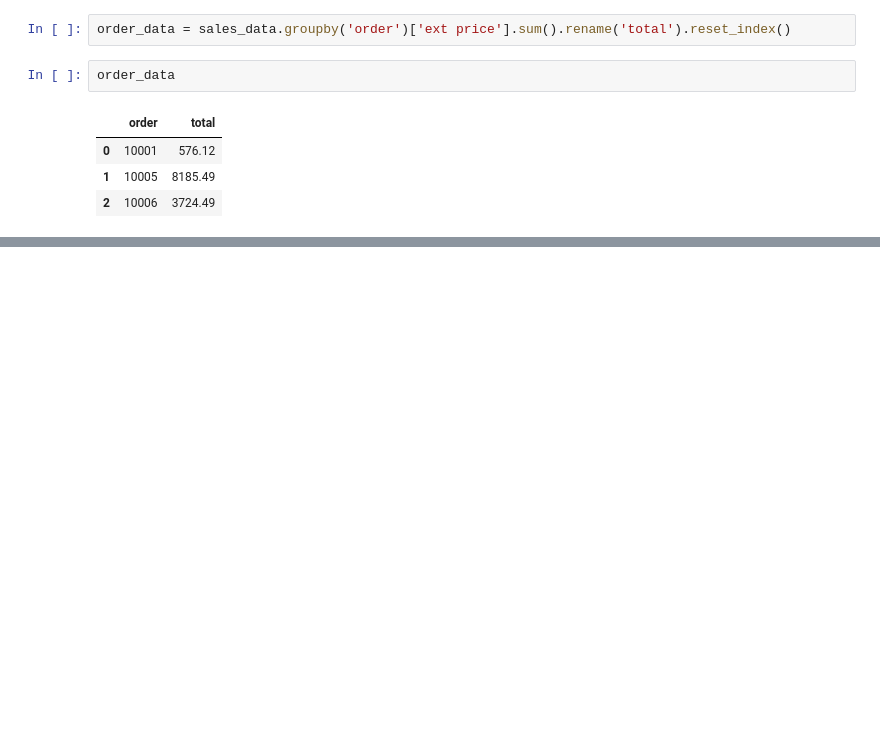
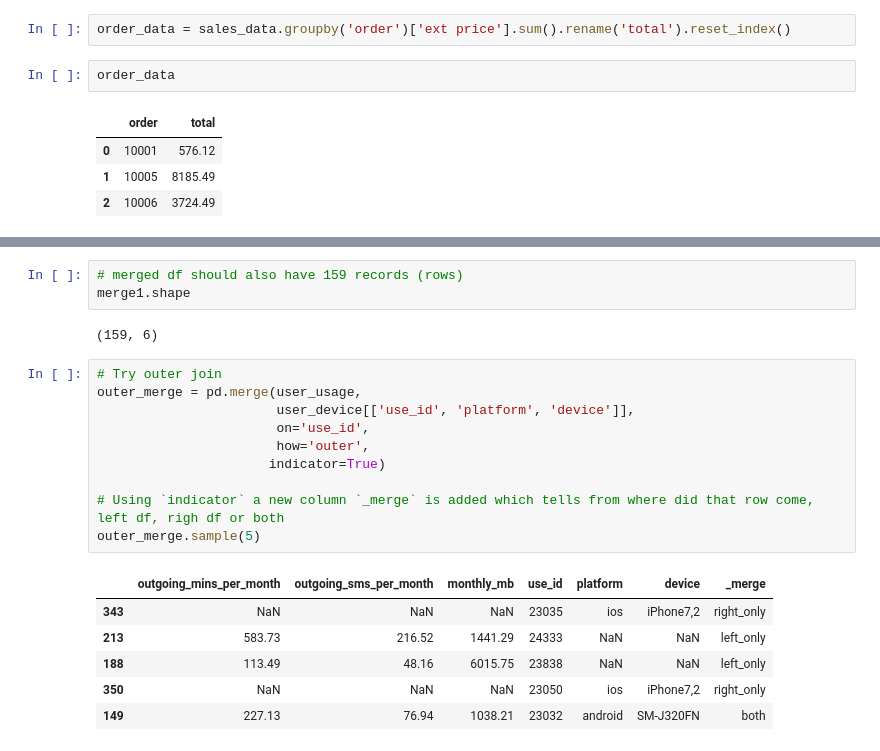
Before and after one commit to ltoco/Data-analysis-basics, a Jupyter notebook: pandas_refresher.ipynb, the cells around one changed output, grey strips where cells are left out. Saved outputs shown, nothing was run; the diff lists cells and outputs as text; blank space fills up the shorter version.

```diff
--- a/pandas_refresher.ipynb
+++ b/pandas_refresher.ipynb
@@ -451,0 +569,22 @@ new_df
+# %%
+# merged df should also have 159 records (rows)
+merge1.shape
+# %% [output]
+(159, 6)
+# %%
+# Try outer join
+outer_merge = pd.merge(user_usage,
+                       user_device[['use_id', 'platform', 'device']],
+                       on='use_id',
+                       how='outer',
+                      indicator=True)
+
+# Using `indicator` a new column `_merge` is added which tells from where did that row come, left df, righ df or both
+outer_merge.sample(5)
+# %% [output]
+|  | outgoing_mins_per_month | outgoing_sms_per_month | monthly_mb | use_id | platform | device | _merge |
+| 343 | NaN | NaN | NaN | 23035 | ios | iPhone7,2 | right_only |
+| 213 | 583.73 | 216.52 | 1441.29 | 24333 | NaN | NaN | left_only |
+| 188 | 113.49 | 48.16 | 6015.75 | 23838 | NaN | NaN | left_only |
+| 350 | NaN | NaN | NaN | 23050 | ios | iPhone7,2 | right_only |
+| 149 | 227.13 | 76.94 | 1038.21 | 23032 | android | SM-J320FN | both |
```
Also changed, not shown: parts of 36 cells of this notebook.
